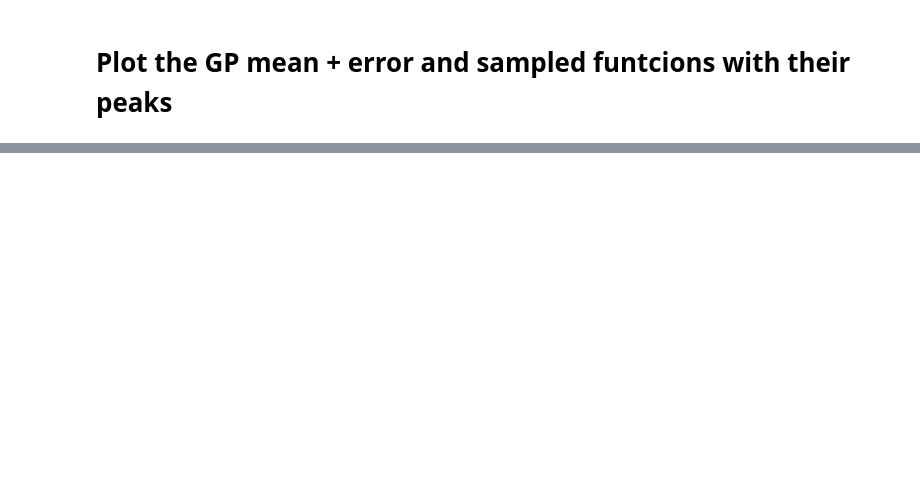
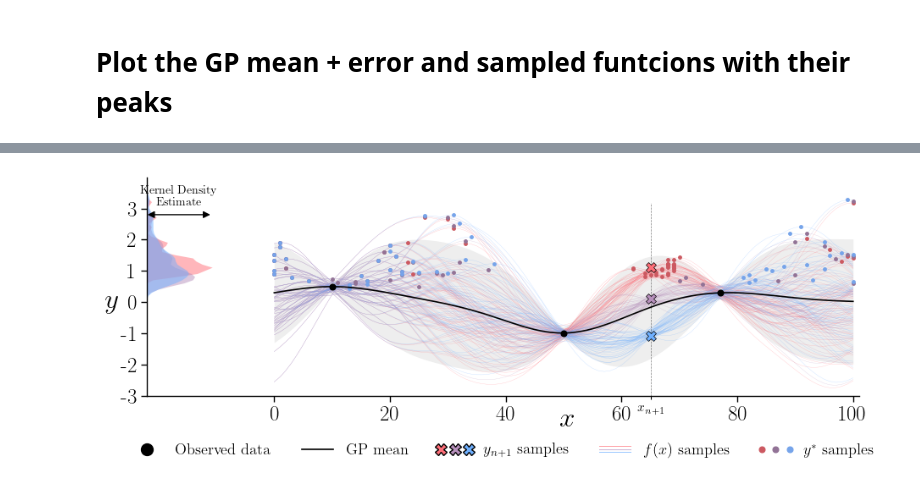
Before and after one commit to graphcore-research/mes, a Jupyter notebook: visualize/gp_plots.ipynb, the cells around one changed output, grey strips where cells are left out. Drawn from its saved outputs; the diff is of its cells as text; code cells hidden in the pictures; blank space fills up the shorter version.

```diff
--- a/visualize/gp_plots.ipynb
+++ b/visualize/gp_plots.ipynb
@@ -454,0 +359,12 @@ plt.savefig(SAVE_DIR / "gp_samples_v3-noisy.pdf")
+# %%
+idx_train = np.array([10, 50, 77])
+idx_ytrain = np.array([0.5, -1, 0.3,])
+x_idx = 65
+y_n1_idx = np.array([44, 30, 10])
+noise_1 = 0.1
+noise_2 = 0.3
+
+
+pretty_plot(idx_train, idx_ytrain, x_idx, y_n1_idx, noise_1, noise_2)
+# %% [output]
+[figure, added]
```
Also changed, not shown: parts of 7 cells of this notebook, 12 other files.
